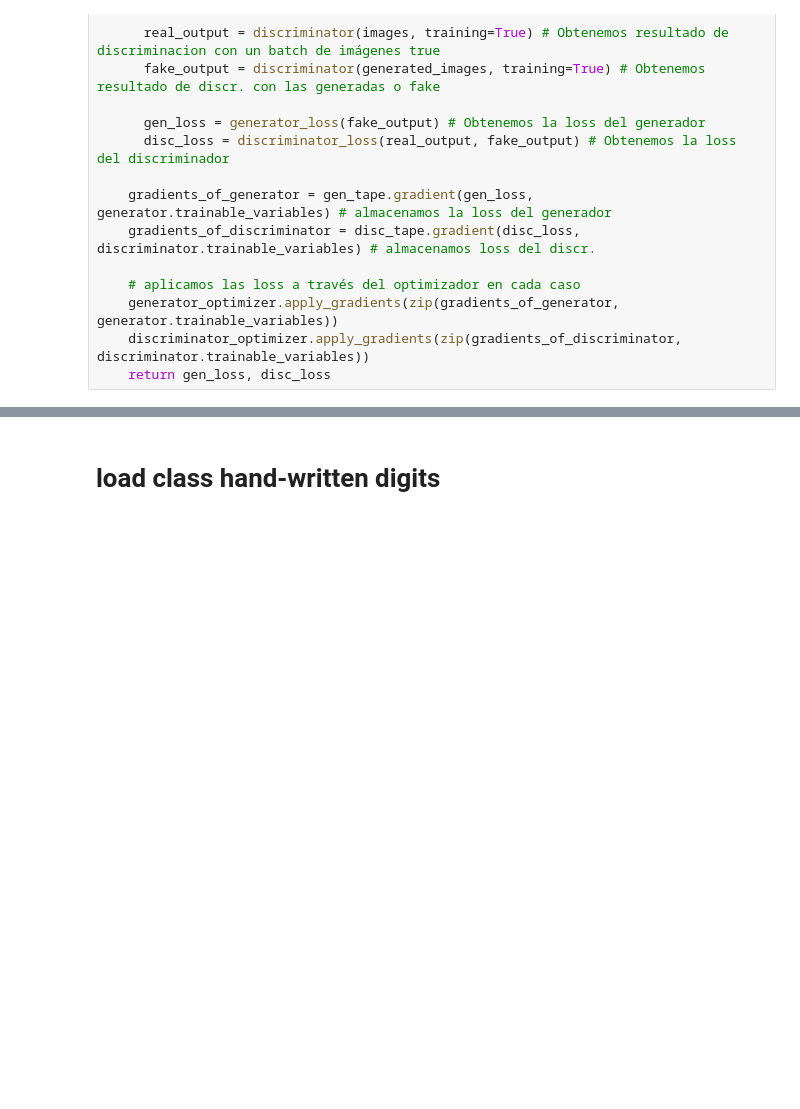
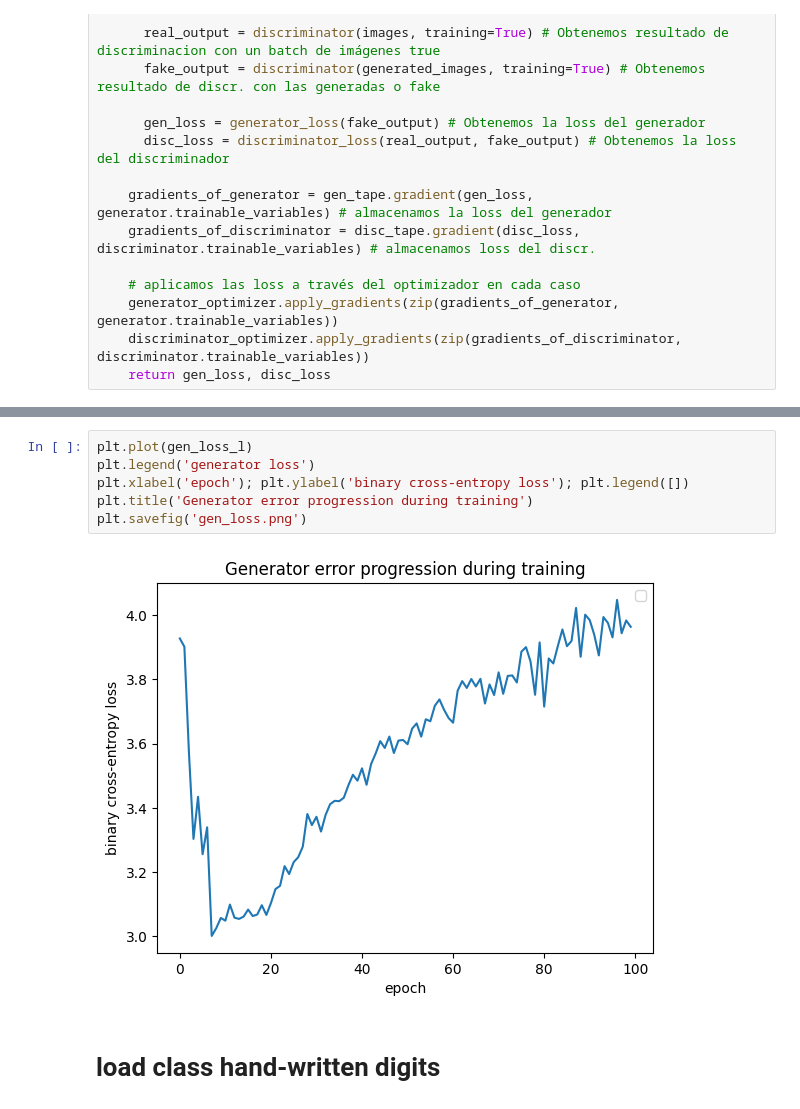
Before and after one commit to asgutierrt/Introduction_to_IA, a Jupyter notebook: convolutional_networks/gan_mnist.ipynb, the cells around one changed output, grey strips where cells are left out. Drawn from its saved outputs; the diff is of its cells as text; blank space fills up the shorter version.

```diff
--- a/convolutional_networks/gan_mnist.ipynb
+++ b/convolutional_networks/gan_mnist.ipynb
@@ -225,3 +232,11 @@ files.download('last_epoch_loss.png')
+# %%
+plt.plot(gen_loss_l)
+plt.legend('generator loss')
+plt.xlabel('epoch'); plt.ylabel('binary cross-entropy loss'); plt.legend([])
+plt.title('Generator error progression during training')
+plt.savefig('gen_loss.png')
+# %% [output]
+[figure, added]
 # %% [markdown]
 # load class hand-written digits
 # %%
```
Also changed, not shown: parts of 17 cells of this notebook.
